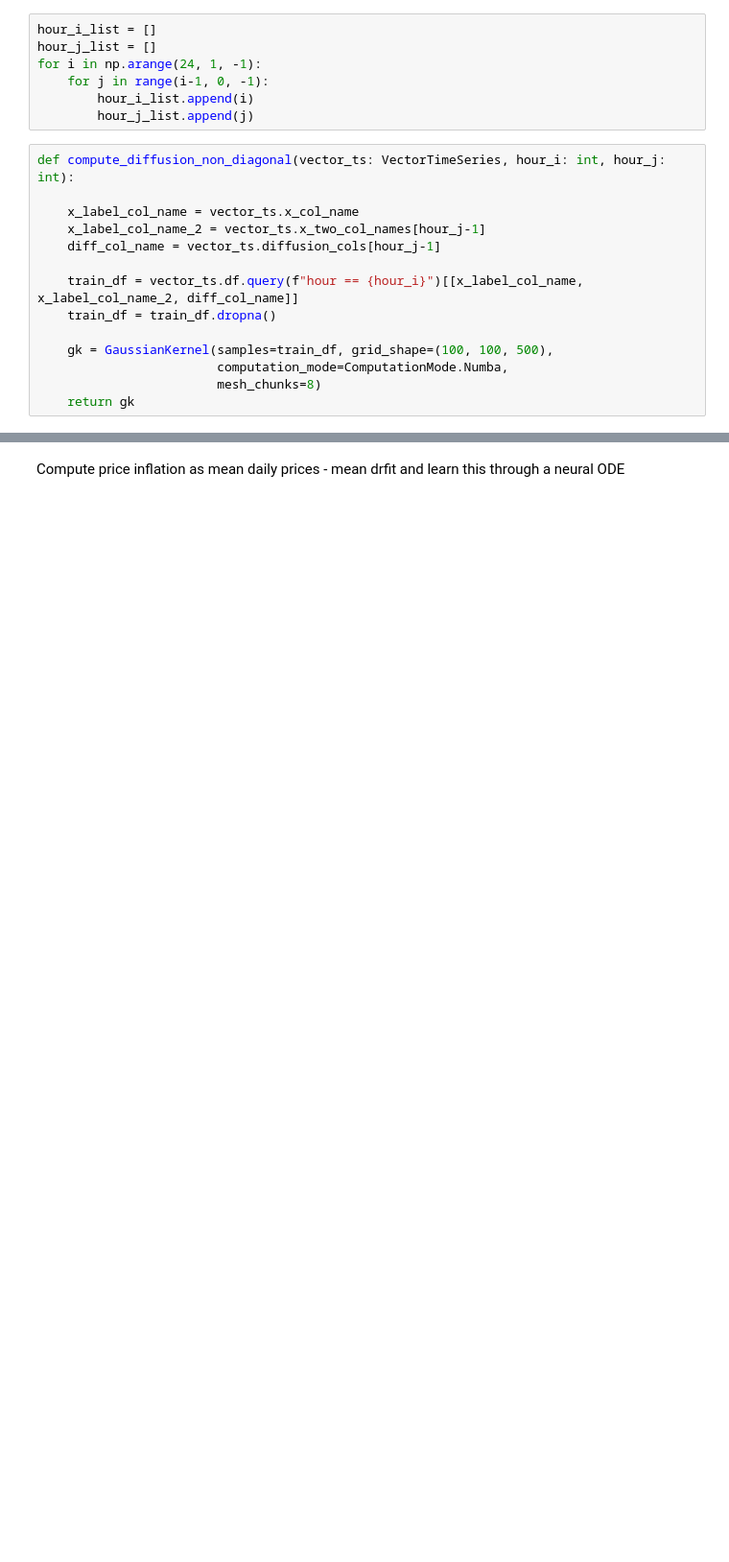
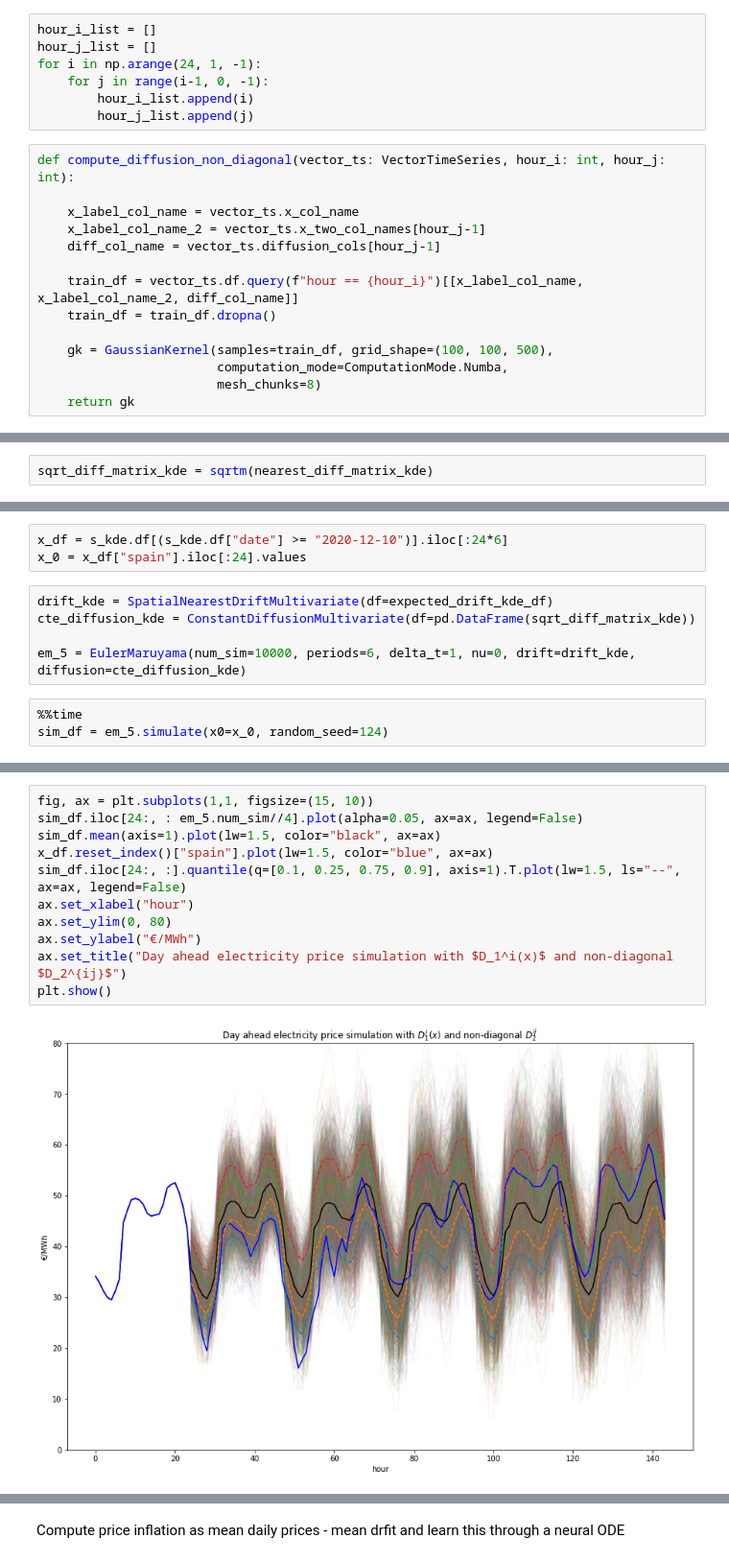
Before and after one commit to NonoMalpi/electricity, a Jupyter notebook: notebooks/Potenciala.ipynb, the cells around one changed output, grey strips where cells are left out. Shown at 96% size. Drawn from its saved outputs; the diff is of its cells as text; blank space fills up the shorter version.

Commit message:
feat: Simulate price with higher time resolution

```diff
--- a/notebooks/Potenciala.ipynb
+++ b/notebooks/Potenciala.ipynb
@@ -625,0 +602,2 @@ array([[ 7.21076880e+00,  3.02966443e+00,  1.71146154e+00,
+# %%
+sqrt_diff_matrix_kde = sqrtm(nearest_diff_matrix_kde)
@@ -625,0 +628,11 @@ array([[ 7.21076880e+00,  3.02966443e+00,  1.71146154e+00,
+# %%
+x_df = s_kde.df[(s_kde.df["date"] >= "2020-12-10")].iloc[:24*6]
+x_0 = x_df["spain"].iloc[:24].values
+# %%
+drift_kde = SpatialNearestDriftMultivariate(df=expected_drift_kde_df)
+cte_diffusion_kde = ConstantDiffusionMultivariate(df=pd.DataFrame(sqrt_diff_matrix_kde))
+
+em_5 = EulerMaruyama(num_sim=10000, periods=6, delta_t=1, nu=0, drift=drift_kde, diffusion=cte_diffusion_kde)
+# %%
+%%time
+sim_df = em_5.simulate(x0=x_0, random_seed=124)
@@ -625,0 +642,13 @@ array([[ 7.21076880e+00,  3.02966443e+00,  1.71146154e+00,
+# %%
+fig, ax = plt.subplots(1,1, figsize=(15, 10))
+sim_df.iloc[24:, : em_5.num_sim//4].plot(alpha=0.05, ax=ax, legend=False)
+sim_df.mean(axis=1).plot(lw=1.5, color="black", ax=ax)
+x_df.reset_index()["spain"].plot(lw=1.5, color="blue", ax=ax)
+sim_df.iloc[24:, :].quantile(q=[0.1, 0.25, 0.75, 0.9], axis=1).T.plot(lw=1.5, ls="--", ax=ax, legend=False)
+ax.set_xlabel("hour")
+ax.set_ylim(0, 80)
+ax.set_ylabel("€/MWh")
+ax.set_title("Day ahead electricity price simulation with $D_1^i(x)$ and non-diagonal $D_2^{ij}$")
+plt.show()
+# %% [output]
+[figure, added]
```
Also changed, not shown: parts of 62 cells of this notebook, 1 other file.
